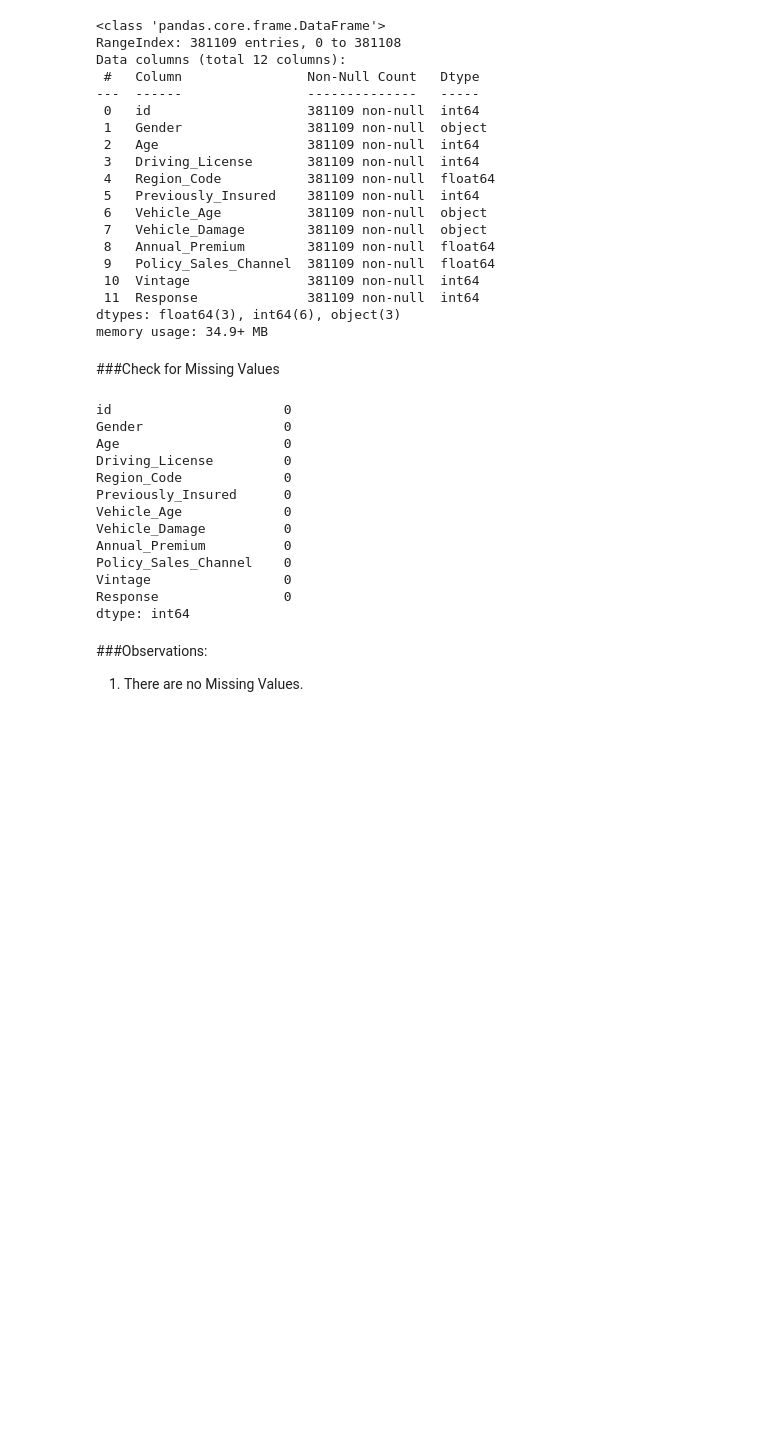
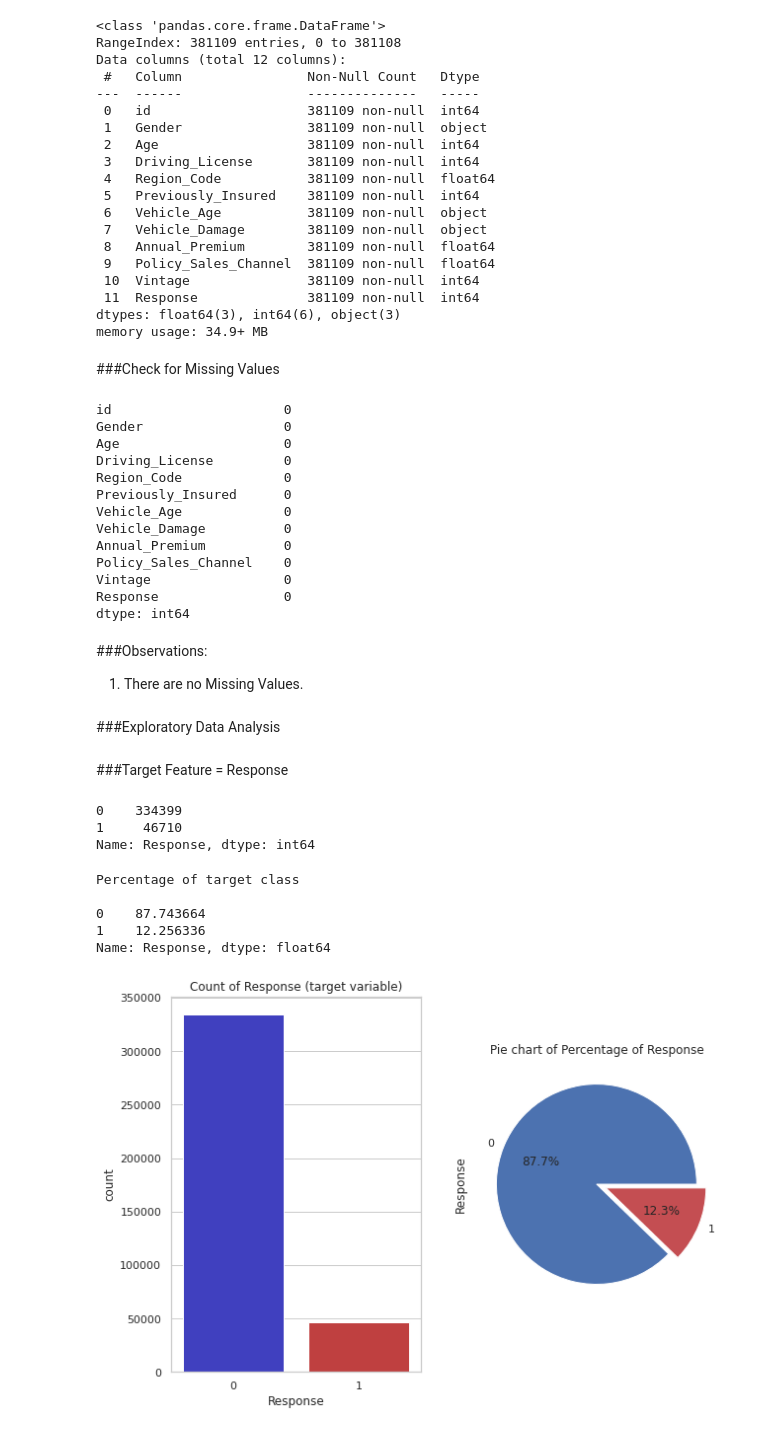
Before and after one commit to shu-nya/Health-Insurance-Cross-Sell-Prediction, a Jupyter notebook: HEALTH_INSURANCE_CROSS_SELL_PREDICTION.ipynb, the cells around one changed output. Cells and saved outputs as stored; diff of their text form; code cells hidden in the pictures; blank space fills up the shorter version.

```diff
--- a/HEALTH_INSURANCE_CROSS_SELL_PREDICTION.ipynb
+++ b/HEALTH_INSURANCE_CROSS_SELL_PREDICTION.ipynb
@@ -154,3 +154,37 @@ dtype: int64
 ###Observations:
 
 1. There are no Missing Values.
+# %% [markdown]
+###Exploratory Data Analysis
+# %% [markdown]
+###Target Feature = Response
+# %%
+# frequency of each Response
+
+df.Response.value_counts()
+# %% [output]
+0    334399
+1     46710
+Name: Response, dtype: int64
+# %%
+# plottinf the frequeny of each Response
+
+plt.subplot(1, 2, 1)
+sns.countplot(df['Response'], palette=['blue','red'], saturation=0.5)
+plt.title("Count of Response (target variable)")
+
+# pie chart for percentage of Response
+
+plt.subplot(1,2,2)
+count = df['Response'].value_counts()
+count.plot.pie(autopct = '%1.1f%%', colors=['b','r'], figsize = (10,7),explode = [0,0.1],title = "Pie chart of Percentage of Response")
+
+print( "Percentage of target class\n")
+print(df['Response'].value_counts()/len(df)*100)
+# %% [output]
+Percentage of target class
+
+0    87.743664
+1    12.256336
+Name: Response, dtype: float64
+[figure, added]
```
Also changed, not shown: parts of 7 cells of this notebook.
